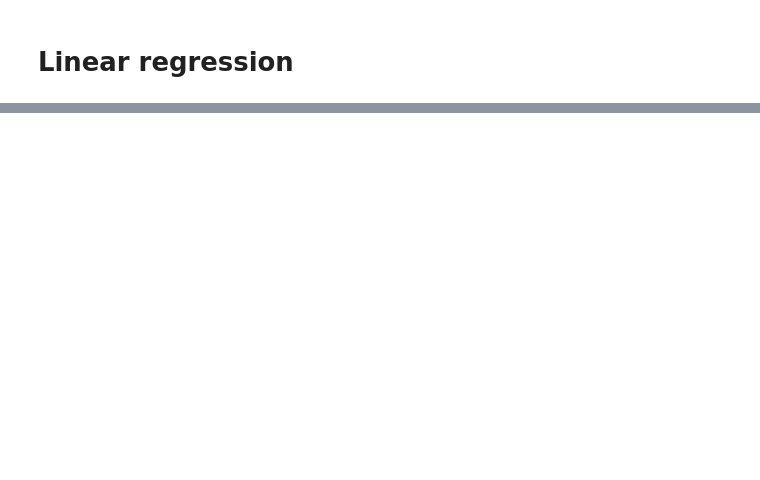
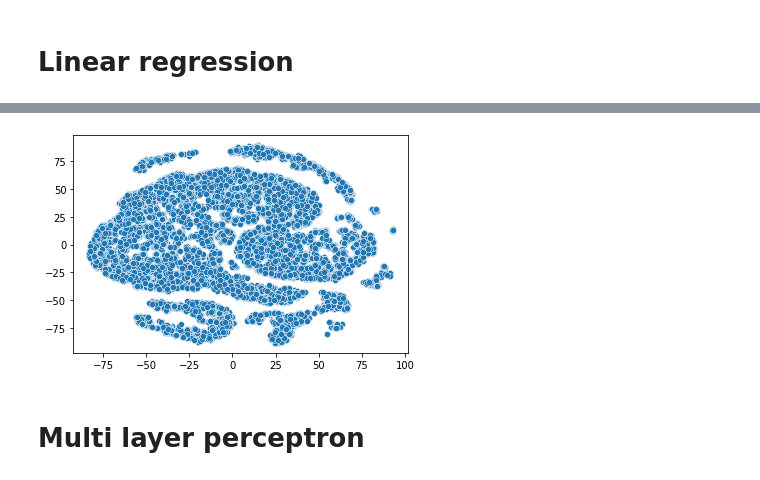
Before and after one commit to Balzard/Machine-learning-Predicting-shares-of-articles, a Jupyter notebook: main.ipynb, the cells around one changed output, grey strips where cells are left out. Saved outputs shown, nothing was run; the diff lists cells and outputs as text; code cells hidden in the pictures; blank space fills up the shorter version.

```diff
--- a/main.ipynb
+++ b/main.ipynb
@@ -144,0 +196,9 @@ Name: n_tokens_title, Length: 19822, dtype: float64
+# %%
+x = X1_embedded[:,0]
+y = X1_embedded[:,1]
+sns.scatterplot(x,y,data=X1_embedded)
+plt.show()
+# %% [output]
+[figure, added]
+# %% [markdown]
+# Multi layer perceptron
```
Also changed, not shown: parts of 24 cells of this notebook, 2 other files.
